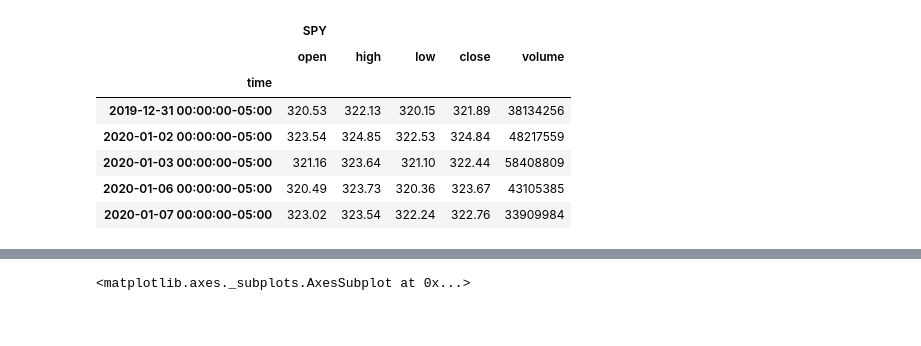
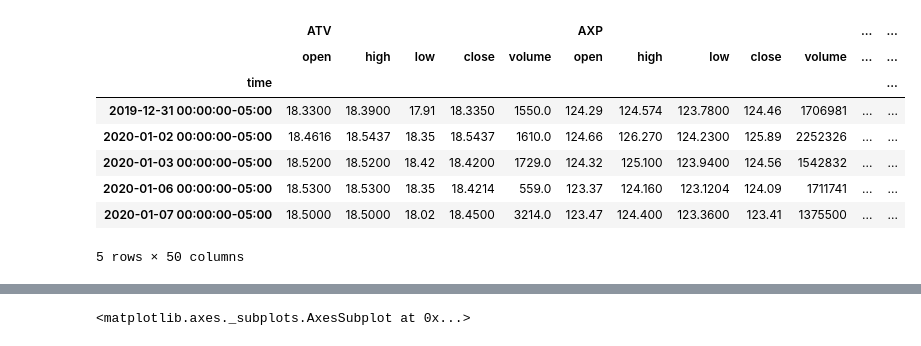
Before and after one commit to ryancfelts/Project1, a Jupyter notebook: Data_Cleanup.ipynb, the cells around one changed output, grey strips where cells are left out. Cells and saved outputs as stored; diff of their text form; code cells hidden in the pictures.

Commit message:
Revert "Final data analysis"
This reverts commit f7b622a2c858b01125fcc1bdcab3e5187df3a62c.

```diff
--- a/Data_Cleanup.ipynb
+++ b/Data_Cleanup.ipynb
@@ -30,52 +24,34 @@ api = tradeapi.REST(
 # %%
 # Set the ticker "SQ","ADYEY","MELI","GDOT","PYPL","FISV","PFE","GS","V","AXP","SPY" . These are the top 10 fintech stock found in Referenc: Motley fool ,
 #
 ticker =["SQ","ATV","MELI","GDOT","PYPL","FISV","PFE","GS","V","AXP"]
 
 # Set timeframe to '1D'
 timeframe = "1D"
 
 # Set start and end datetimes of 5 years from Today
 start_date = pd.Timestamp("2019-12-31", tz="America/New_York").isoformat()
 end_date = pd.Timestamp("2020-12-31", tz="America/New_York").isoformat()
 
 # Get 1 year's worth of historical data for "SQ","ADYEY","MELI","GDOT","PYPL","FISV","PFE","GS","V","AXP","SPY"
 df_portfolio_year = api.get_barset(
     ticker,
     timeframe,
     start=start_date,
     end=end_date
 ).df
 
 df_portfolio_year.head()
-
-ticker =["SPY"]
-
-# Set timeframe to '1D'
-timeframe = "1D"
-
-# Set start and end datetimes of 5 years from Today
-start_date = pd.Timestamp("2019-12-31", tz="America/New_York").isoformat()
-end_date = pd.Timestamp("2020-12-31", tz="America/New_York").isoformat()
-
-# Get 1 year's worth of historical data for S&P 500
-df_sp500 = api.get_barset(
-    ticker,
-    timeframe,
-    start=start_date,
-    end=end_date
-).df
-
-df_sp500.head()
 # %% [output]
-|  | SPY |  |  |  |  |
-|  | open | high | low | close | volume |
-| time |  |  |  |  |  |
-| 2019-12-31 00:00:00-05:00 | 320.53 | 322.13 | 320.15 | 321.89 | 38134256 |
-| 2020-01-02 00:00:00-05:00 | 323.54 | 324.85 | 322.53 | 324.84 | 48217559 |
-| 2020-01-03 00:00:00-05:00 | 321.16 | 323.64 | 321.10 | 322.44 | 58408809 |
-| 2020-01-06 00:00:00-05:00 | 320.49 | 323.73 | 320.36 | 323.67 | 43105385 |
-| 2020-01-07 00:00:00-05:00 | 323.02 | 323.54 | 322.24 | 322.76 | 33909984 |
+|  | ATV |  |  |  |  | AXP |  |  |  |  | ... | ... |
+|  | open | high | low | close | volume | open | high | low | close | volume | ... | ... |
+| time |  |  |  |  |  |  |  |  |  |  |  | ... |
+| 2019-12-31 00:00:00-05:00 | 18.3300 | 18.3900 | 17.91 | 18.3350 | 1550.0 | 124.29 | 124.574 | 123.7800 | 124.46 | 1706981 | ... | ... |
+| 2020-01-02 00:00:00-05:00 | 18.4616 | 18.5437 | 18.35 | 18.5437 | 1610.0 | 124.66 | 126.270 | 124.2300 | 125.89 | 2252326 | ... | ... |
+| 2020-01-03 00:00:00-05:00 | 18.5200 | 18.5200 | 18.42 | 18.4200 | 1729.0 | 124.32 | 125.100 | 123.9400 | 124.56 | 1542832 | ... | ... |
+| 2020-01-06 00:00:00-05:00 | 18.5300 | 18.5300 | 18.35 | 18.4214 | 559.0 | 123.37 | 124.160 | 123.1204 | 124.09 | 1711741 | ... | ... |
+| 2020-01-07 00:00:00-05:00 | 18.5000 | 18.5000 | 18.02 | 18.4500 | 3214.0 | 123.47 | 124.400 | 123.3600 | 123.41 | 1375500 | ... | ... |
+5 rows × 50 columns
 # %%
 #Second Investment Portfolio datafram
 existing_investment_df = pd.read_csv("Investment_Tracker.csv")
```
Also changed, not shown: parts of 18 cells of this notebook, 5 other files.
